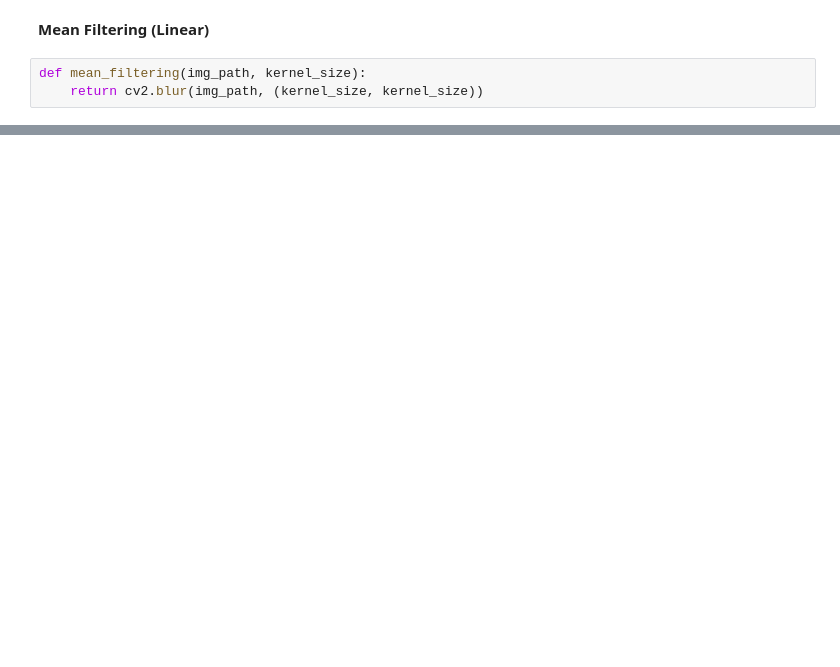
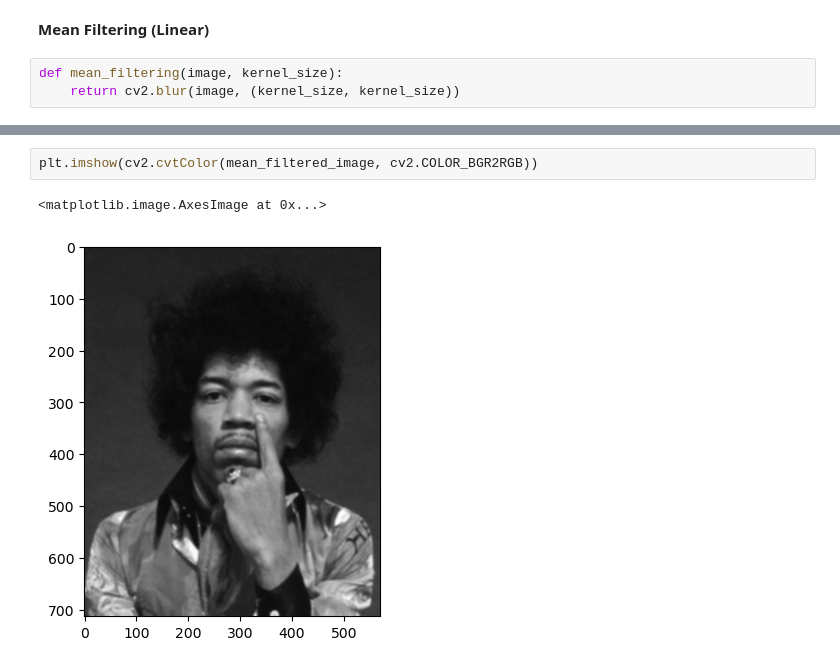
Before and after one commit to abhagyacharan/Computer-Vision-Challenges, a Jupyter notebook: Low Level/3. Image Filtering & Restoration/img_processing_filtering.ipynb, the cells around one changed output, grey strips where cells are left out. Cells and saved outputs as stored; diff of their text form; blank space fills up the shorter version.

```diff
--- a/Low Level/3. Image Filtering & Restoration/img_processing_filtering.ipynb
+++ b/Low Level/3. Image Filtering & Restoration/img_processing_filtering.ipynb
@@ -25,5 +25,5 @@ def preprocess(img_path):
 # %% [markdown]
 **Mean Filtering (Linear)**
 # %%
-def mean_filtering(img_path, kernel_size):
-    return cv2.blur(img_path, (kernel_size, kernel_size))
+def mean_filtering(image, kernel_size):
+    return cv2.blur(image, (kernel_size, kernel_size))
@@ -29,0 +132,5 @@ def mean_filtering(img_path, kernel_size):
+# %%
+plt.imshow(cv2.cvtColor(mean_filtered_image, cv2.COLOR_BGR2RGB))
+# %% [output]
+<matplotlib.image.AxesImage at 0x...>
+[figure, added]
```
Also changed, not shown: parts of 21 cells of this notebook, 1 other file.
